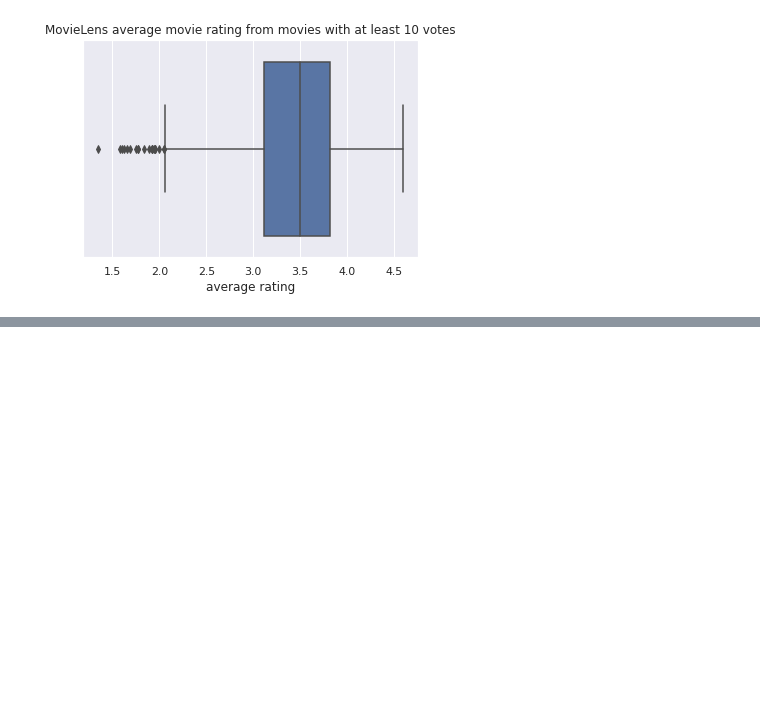
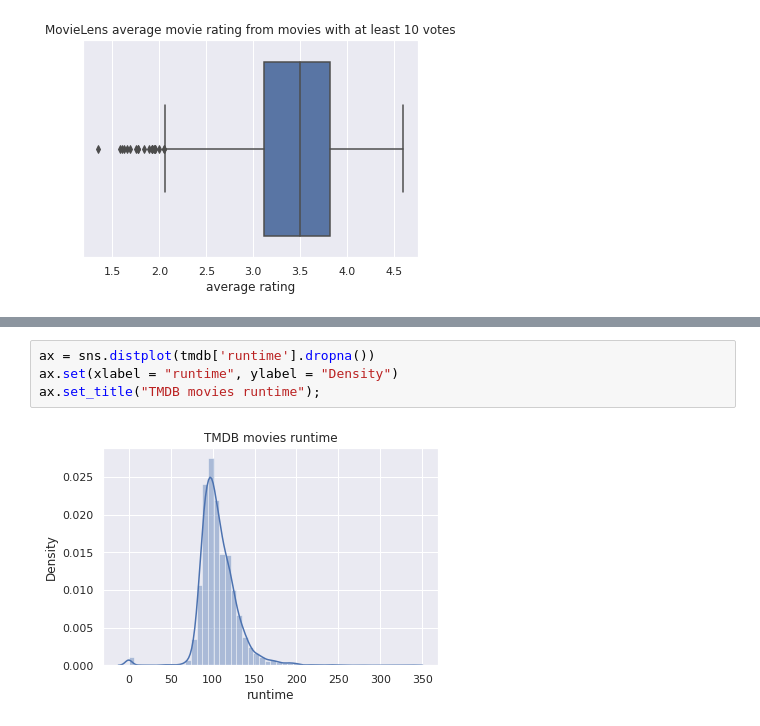
Before and after one commit to luamzi/Alura-Movie-Data-Analysis, a Jupyter notebook: Data_Science_Tests_Introduction.ipynb, the cells around one changed output, grey strips where cells are left out. Drawn from its saved outputs; the diff is of its cells as text; blank space fills up the shorter version.

```diff
--- a/Data_Science_Tests_Introduction.ipynb
+++ b/Data_Science_Tests_Introduction.ipynb
@@ -207,0 +241,6 @@ ax.set_xlabel("average rating");
+# %%
+ax = sns.distplot(tmdb['runtime'].dropna())
+ax.set(xlabel = "runtime", ylabel = "Density")
+ax.set_title("TMDB movies runtime");
+# %% [output]
+[figure, added]
```
Also changed, not shown: parts of 13 cells of this notebook.
